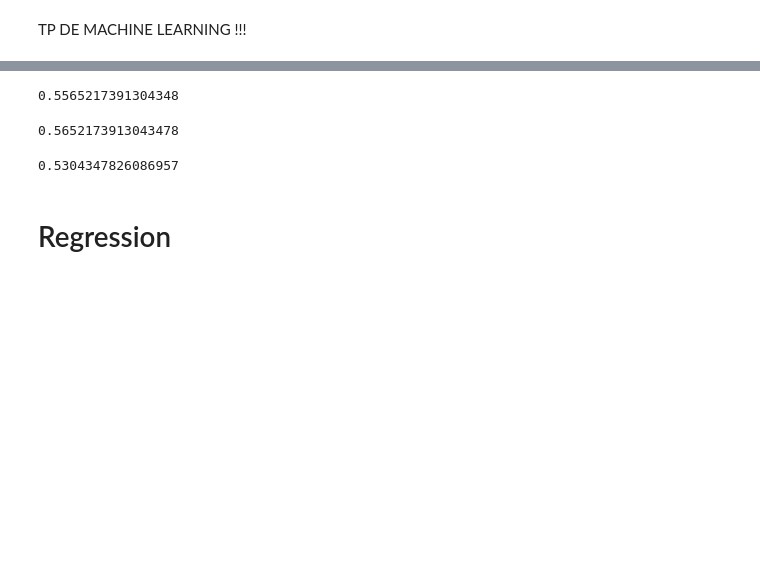
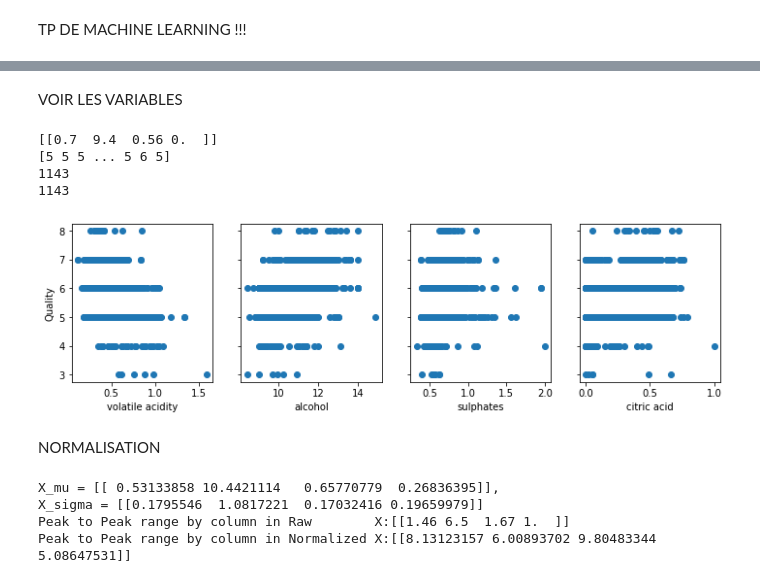
Before and after one commit to HenriS67/wineQualityPrediction, a Jupyter notebook: TPML.ipynb, the cells around one changed output, grey strips where cells are left out. Cells and saved outputs as stored; diff of their text form; code cells hidden in the pictures; blank space fills up the shorter version.

```diff
--- a/TPML.ipynb
+++ b/TPML.ipynb
@@ -61,8 +28,0 @@ for n in range(12):
-# %%
-fig, ax = plt.subplots(nrows=3, ncols=4, figsize=(40, 30))
-for n in range(11):
-    i = n % 3
-    j = n % 4
-    ax[i, j].scatter(df.iloc[:, n], df['quality'])
-    ax[i, j].set_xlabel(df.columns[n])
-    ax[i, j].set_ylabel('quality')
@@ -118,27 +29,30 @@ classification.score(X_test, y_test)
-# %%
-from sklearn.svm import SVC
-
-C = 0.1 # paramètre de régularisation
-classification = SVC(C=C, max_iter=10000)
-classification.fit(X_train, y_train)
-classification.score(X_test, y_test)
-# %% [output]
-0.5565217391304348
-# %%
-from sklearn.neighbors import KNeighborsClassifier
-
-classification = KNeighborsClassifier()
-classification.fit(X_train, y_train)
-classification.score(X_test, y_test)
-# %% [output]
-0.5652173913043478
-# %%
-from sklearn.ensemble import GradientBoostingClassifier
-
-classification = GradientBoostingClassifier(n_estimators=100, learning_rate=1.0, max_depth=1, random_state=0)
-classification.fit(X_train, y_train)
-classification.score(X_test, y_test)
-# %% [output]
-0.5304347826086957
-# %% [markdown]
-# Regression
+# %% [markdown]
+VOIR LES VARIABLES
+# %%
+import numpy as np
+import matplotlib.pyplot as plt
+# load the dataset
+
+y_train = df['quality']
+X_train= [df['volatile acidity'],df['alcohol'],df['sulphates'],df['citric acid']]
+X_features = ['volatile acidity','alcohol','sulphates','citric acid']
+X_train=np.transpose(np.asmatrix(X_train))
+y_train=np.asarray(y_train)
+print(X_train[:1])
+print(y_train)
+print(len(X_train))
+print(len(y_train))
+fig,ax=plt.subplots(1, 4, figsize=(12, 3), sharey=True)
+for i in range(len(ax)):
+    ax[i].scatter([X_train[:,i]],[y_train])
+    ax[i].set_xlabel(X_features[i])
+ax[0].set_ylabel("Quality")
+plt.show()
+# %% [output]
+[[0.7  9.4  0.56 0.  ]]
+[5 5 5 ... 5 6 5]
+1143
+1143
+[figure, added]
+# %% [markdown]
+NORMALISATION
@@ -144,0 +86,11 @@ classification.score(X_test, y_test)
+# %%
+# normalize the original features
+X_norm, X_mu, X_sigma = zscore_normalize_features(X_train)
+print(f"X_mu = {X_mu}, \nX_sigma = {X_sigma}")
+print(f"Peak to Peak range by column in Raw        X:{np.ptp(X_train,axis=0)}")
+print(f"Peak to Peak range by column in Normalized X:{np.ptp(X_norm,axis=0)}")
+# %% [output]
+X_mu = [[ 0.53133858 10.4421114   0.65770779  0.26836395]],
+X_sigma = [[0.1795546  1.0817221  0.17032416 0.19659979]]
+Peak to Peak range by column in Raw        X:[[1.46 6.5  1.67 1.  ]]
+Peak to Peak range by column in Normalized X:[[8.13123157 6.00893702 9.80483344 5.08647531]]
```
Also changed, not shown: parts of 12 cells of this notebook.
